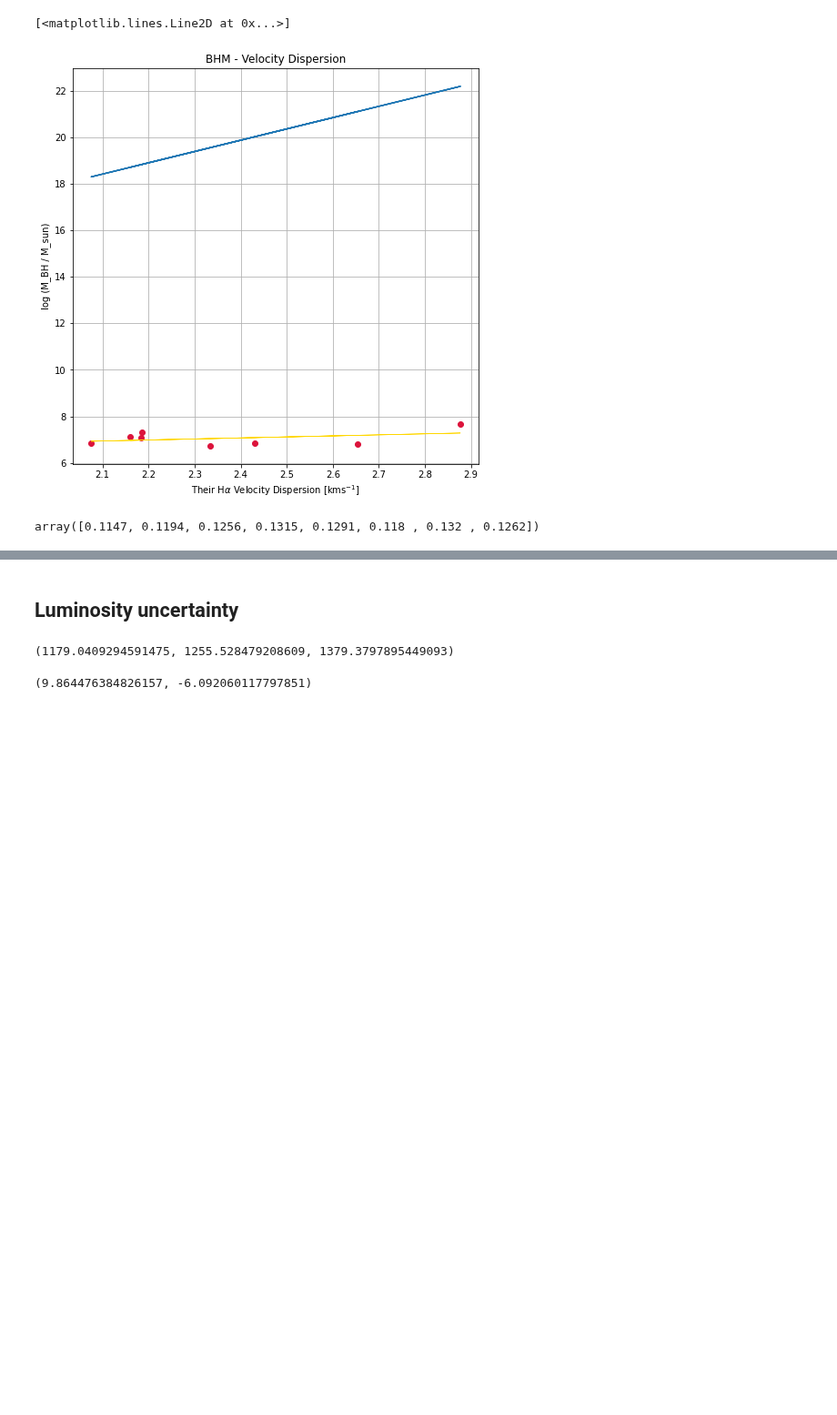
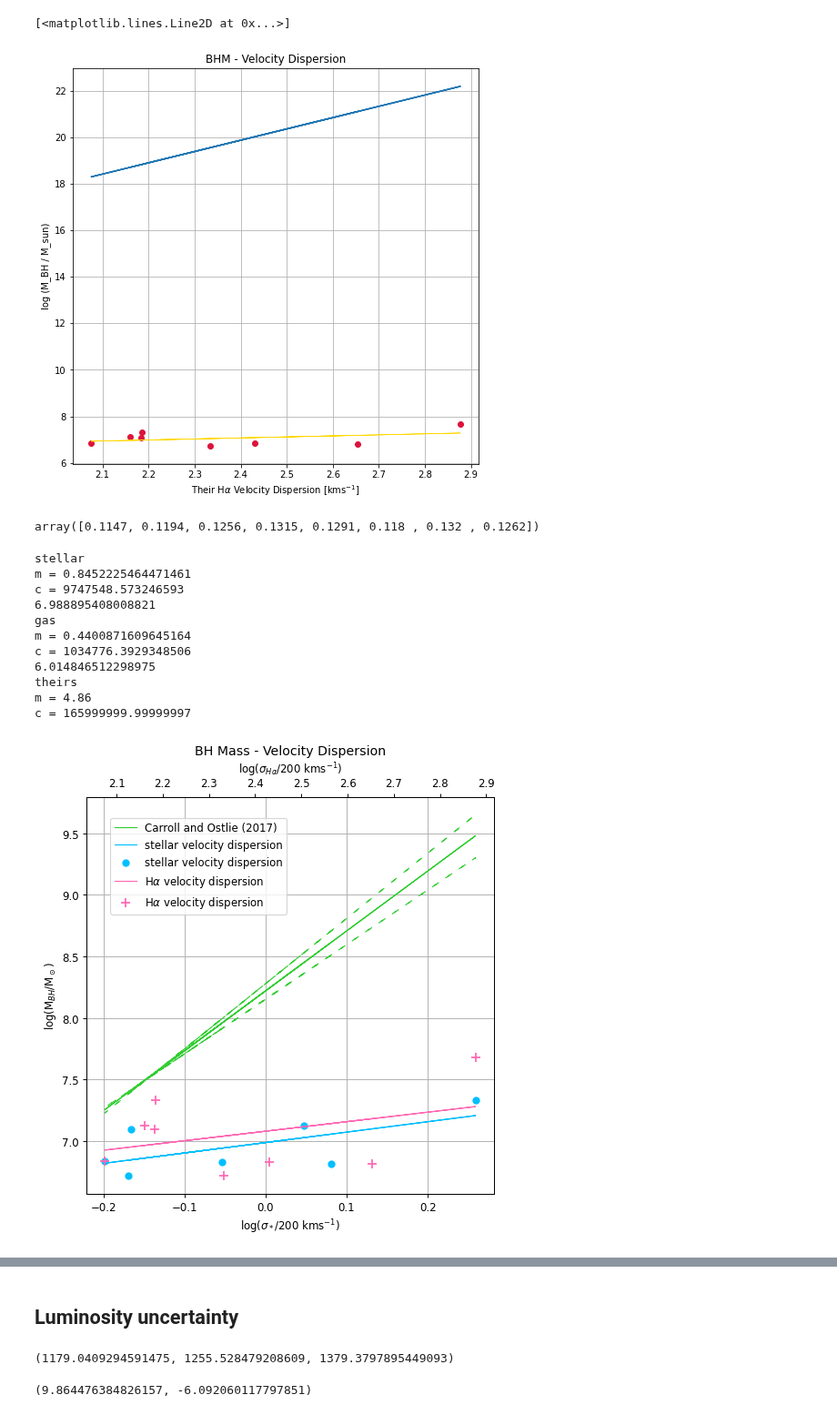
Before and after one commit to Natacha-U/Snr-Prj, a Jupyter notebook: Display_Results.ipynb, the cells around one changed output, grey strips where cells are left out. Shown at 91% size. Drawn from its saved outputs; the diff is of its cells as text; code cells hidden in the pictures; blank space fills up the shorter version.

```diff
--- a/Display_Results.ipynb
+++ b/Display_Results.ipynb
@@ -618,3 +618,81 @@ rs = np.array(np.round([nsa_z.loc[index[num]][1] for num in range(8)],4))
 rs
 # %% [output]
 array([0.1147, 0.1194, 0.1256, 0.1315, 0.1291, 0.118 , 0.132 , 0.1262])
+# %%
+fig, ax1 = plt.subplots(figsize = (6.8,6.8), dpi = 85)
+ax1.grid()
+
+ax1.set_xlabel('log($\sigma_*$/200 kms$^{-1}$)');
+ax1.set_ylabel('log(M$_{BH}$/M$_\odot$)')
+ax1.set_title('BH Mass - Velocity Dispersion')
+
+ax1.scatter(file_vdis_copy, bhm_copy,  marker = 'o', color = 'deepskyblue', label = 'stellar velocity dispersion')
+
+a1, b1 = np.polyfit(file_vdis_copy, bhm_copy,1)
+ax1.plot(file_vdis_copy, a1*file_vdis_copy + b1, linewidth = 1, color = 'deepskyblue',
+         label = 'stellar velocity dispersion')
+
+m = 4.86
+c = np.log10(1.66*(10**8))
+y = m*file_vdis_copy + c
+
+m_upper = 4.86 + 0.43
+m_lower = 4.86 - 0.43
+
+c_upper = np.log10((1.66+0.24)*(10**8))
+c_lower = np.log10((1.66-0.24)*(10**8))
+
+y_upper = m_upper * file_vdis_copy + c_upper
+y_lower = m_lower * file_vdis_copy + c_lower
+
+ax2 = ax1.twiny()
+ax2.set_xlabel('log($\sigma_{H\\alpha}$/200 kms$^{-1}$)')
+ax2.scatter(file_ha_vdis, BHM, marker = '+', color = 'hotpink', label = 'H$\\alpha$ velocity dispersion'
+           , s = 60)
+a, b = np.polyfit(file_ha_vdis, BHM, 1)
+ax2.plot(file_ha_vdis, a*file_ha_vdis + b, linewidth = 1, color = 'hotpink',
+         label = 'H$\\alpha$ velocity dispersion')
+
+print('stellar')
+print('m =', a1)
+print('c =', 10**b1)
+print(b1)
+
+print('gas')
+print('m =', a)
+print('c =', 10**b)
+print(b)
+
+print('theirs')
+print('m =', m)
+print('c =', 10**c)
+
+ax1.plot(file_vdis_copy, y, color = 'limegreen', label = 'Carroll and Ostlie (2017)', linewidth = 1)
+ax1.plot(file_vdis_copy, y_upper, color = 'limegreen', linewidth = 1, linestyle = (0, (5, 10)))
+ax1.plot(file_vdis_copy, y_lower, color = 'limegreen', linewidth = 1, linestyle = (0, (5, 10)))
+
+
+# fig.legend(loc = 'upper left', bbox_to_anchor=(0.16,0.85));
+
+handles,labels = ax1.get_legend_handles_labels()
+handles2, labels2 = ax2.get_legend_handles_labels()
+
+handles = [handles[1], handles[0], handles[2], handles2[0], handles2[1]]
+labels = [labels[1], labels[0], labels[2], labels2[0], labels2[1]]
+
+fig.legend(handles,labels,loc = 'upper left', bbox_to_anchor = (0.16, 0.85))
+# plt.show()
+# plt.savefig('Images/BHM_VelDis.png', bbox_inches = 'tight')
+# %% [output]
+stellar
+m = 0.8452225464471461
+c = 9747548.573246593
+6.988895408008821
+gas
+m = 0.4400871609645164
+c = 1034776.3929348506
+6.014846512298975
+theirs
+m = 4.86
+c = 165999999.99999997
+[figure, added]
```
Also changed, not shown: parts of 5 cells of this notebook, 3 other files.
